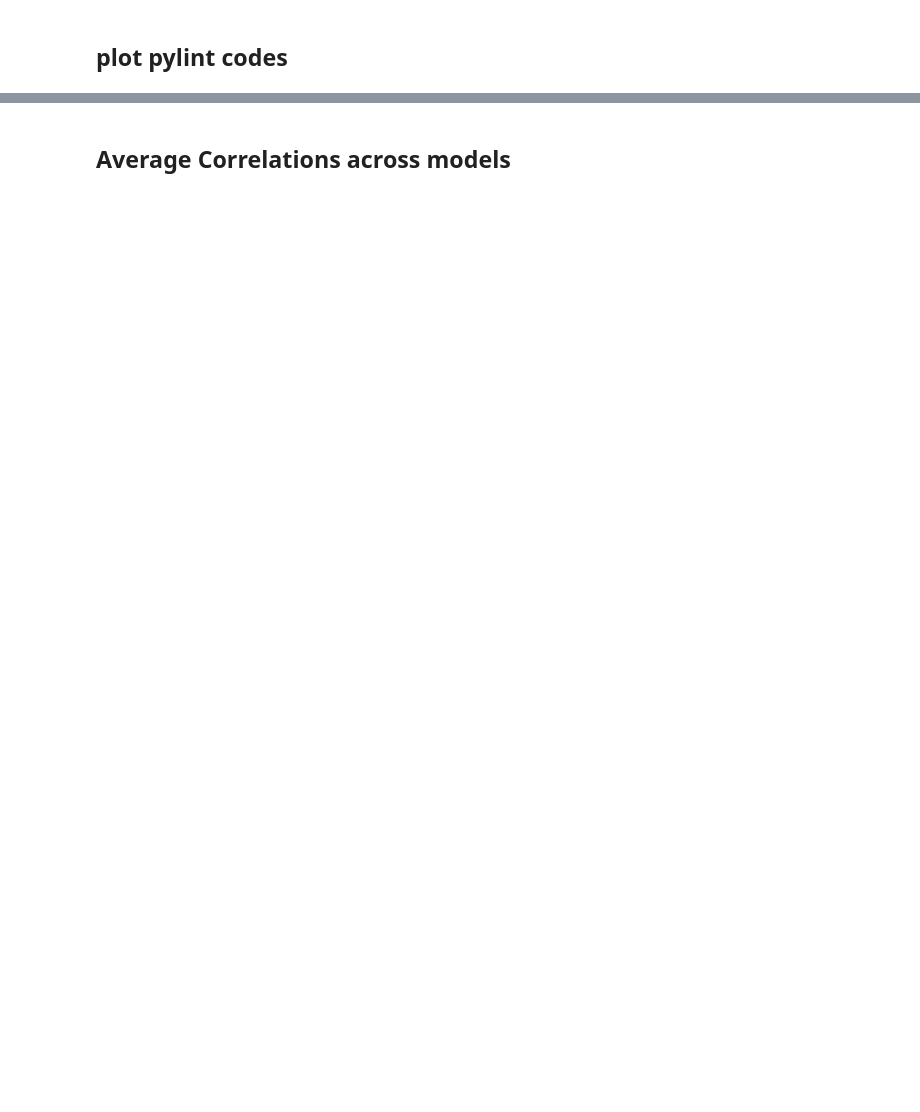
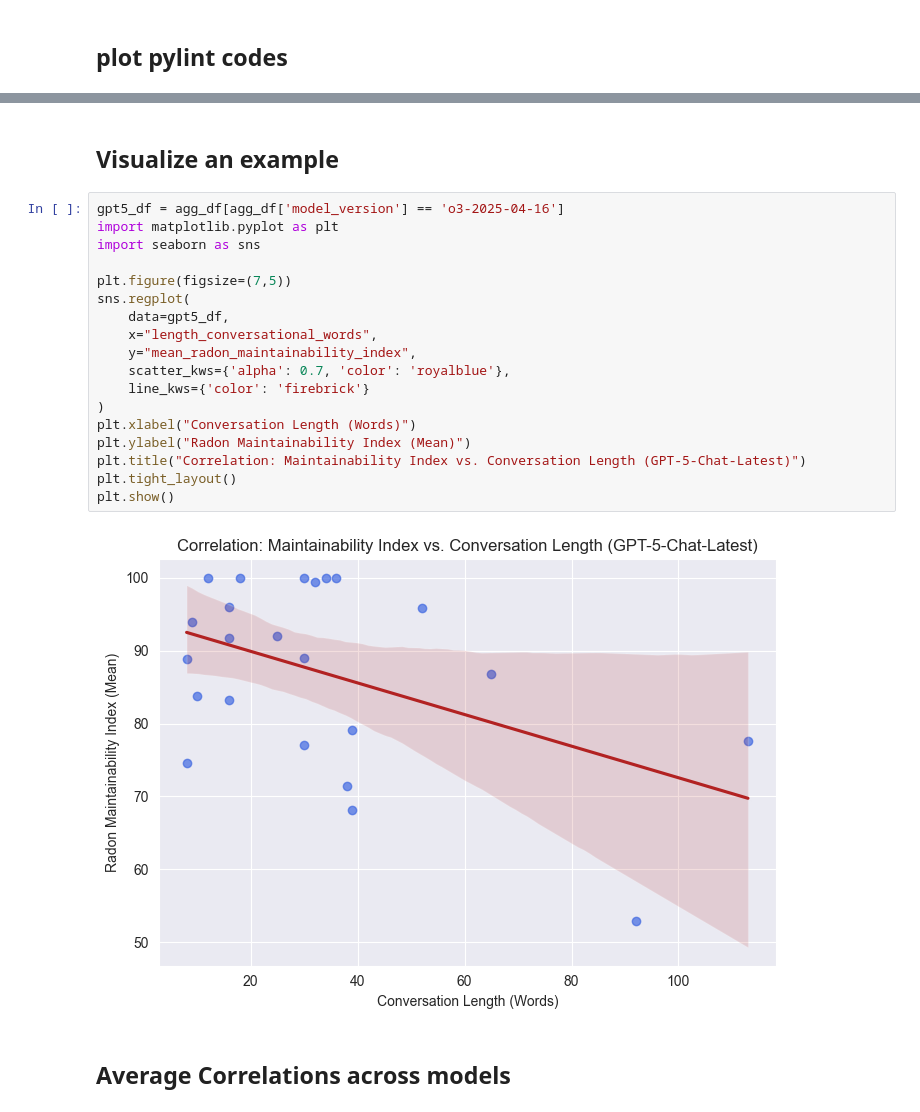
Before and after one commit to Mayaryin/GenderInfluenceInCodeGeneration, a Jupyter notebook: notebooks/code_analysis/04_Annontated_Pylint.ipynb, the cells around one changed output, grey strips where cells are left out. Drawn from its saved outputs; the diff is of its cells as text; blank space fills up the shorter version.

```diff
--- a/notebooks/code_analysis/04_Annontated_Pylint.ipynb
+++ b/notebooks/code_analysis/04_Annontated_Pylint.ipynb
@@ -272,3 +414,25 @@ model_corrs['gpt-5-chat-latest']
+# %% [markdown]
+## Visualize an example
+# %%
+gpt5_df = agg_df[agg_df['model_version'] == 'o3-2025-04-16']
+import matplotlib.pyplot as plt
+import seaborn as sns
+
+plt.figure(figsize=(7,5))
+sns.regplot(
+    data=gpt5_df,
+    x="length_conversational_words",
+    y="mean_radon_maintainability_index",
+    scatter_kws={'alpha': 0.7, 'color': 'royalblue'},
+    line_kws={'color': 'firebrick'}
+)
+plt.xlabel("Conversation Length (Words)")
+plt.ylabel("Radon Maintainability Index (Mean)")
+plt.title("Correlation: Maintainability Index vs. Conversation Length (GPT-5-Chat-Latest)")
+plt.tight_layout()
+plt.show()
+# %% [output]
+[figure, added]
 # %% [markdown]
 ## Average Correlations across models
 # %%
```
Also changed, not shown: parts of 18 cells of this notebook, 2 other files.
